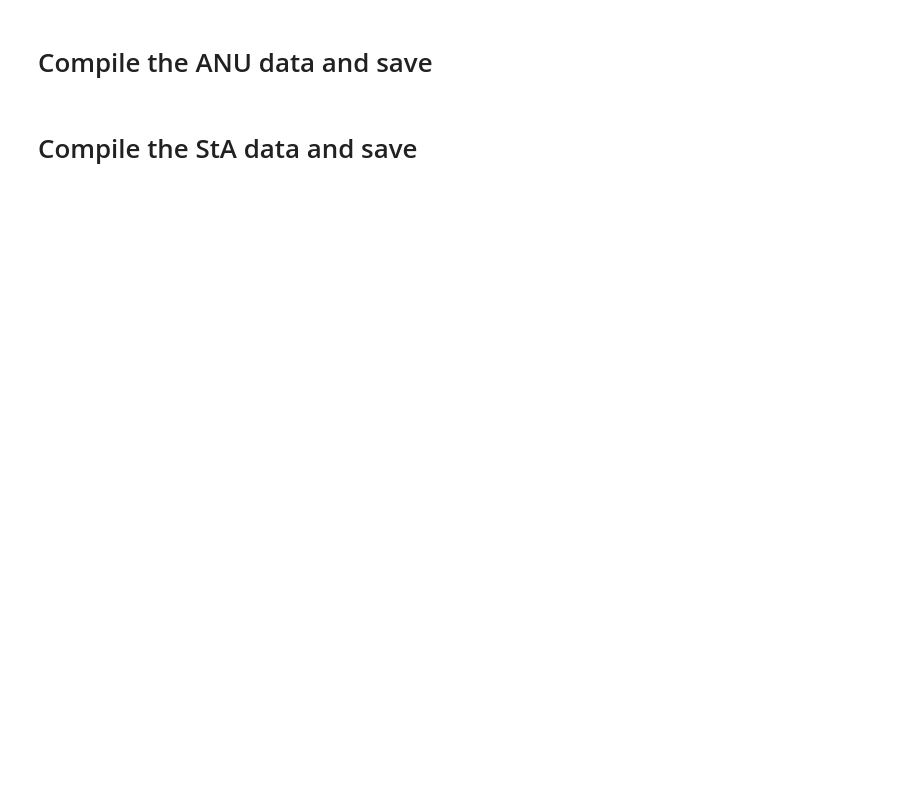
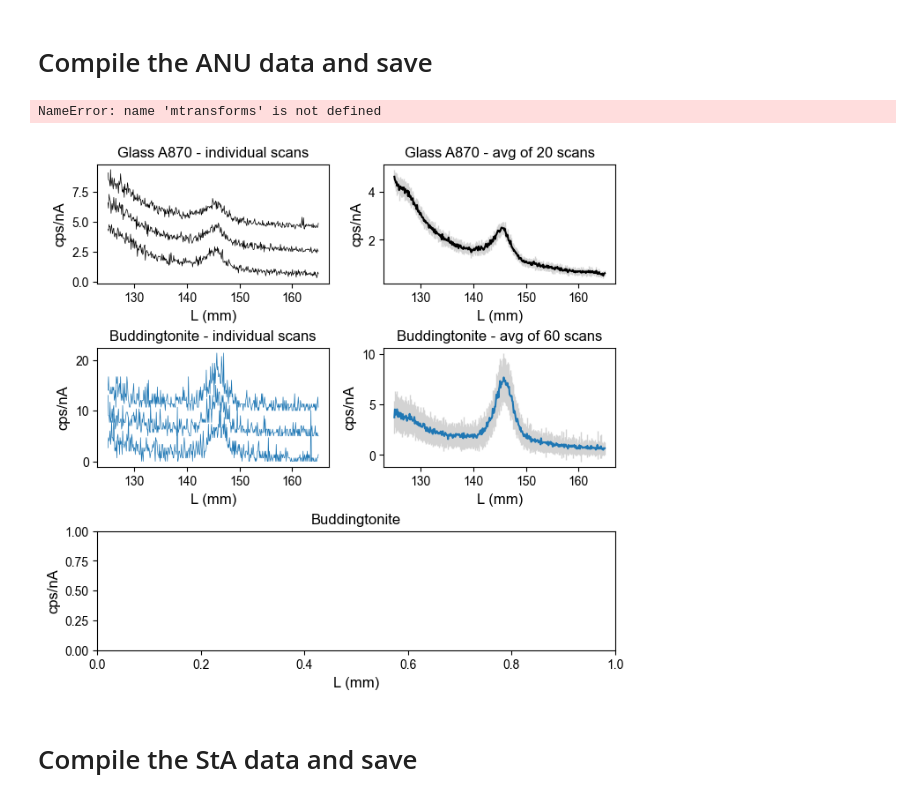
Before and after one commit to eleanor-m/n_epma_analysis, a Jupyter notebook: notebooks/10_peak_shapes.ipynb, the cells around one changed output. Cells and saved outputs as stored; diff of their text form; code cells hidden in the pictures; blank space fills up the shorter version.

Commit message:
Start creating the explanatory figure

```diff
--- a/notebooks/10_peak_shapes.ipynb
+++ b/notebooks/10_peak_shapes.ipynb
@@ -104,6 +105,69 @@ for xtl in ['LDE1', 'LDE1H']:
 
     budd_avg[xtl].to_csv(output_folder / Path('Buddingtonite.csv'))
     glass_avg[xtl].to_csv(output_folder / Path('GlassA870.csv'))
+# %%
+mosaic = """
+    AB
+    CD
+    EE
+    """
+
+fig = plt.figure(constrained_layout=True, figsize=(17*0.39, 16*0.39))
+ax_dict = fig.subplot_mosaic(mosaic)
+
+for i in range(3):
+    ax_dict["A"].plot(glass_data["LDE1H"][i].L
+           , glass_data["LDE1H"][i].cps_per_nA + i*2
+           , linestyle='-', color='k', lw=0.5)
+
+for i in range(3):
+    ax_dict["C"].plot(budd_data["LDE1H"][i].L
+           , budd_data["LDE1H"][i].cps_per_nA + i*5
+           , linestyle='-', color='tab:blue', lw=0.5)
+
+ax_dict["B"].errorbar(x=glass_avg["LDE1H"].L
+                    , y=glass_avg["LDE1H"].cps_per_nA
+                    , yerr=glass_avg["LDE1H"].cps_per_nA_stdev
+                    , elinewidth=1, ecolor="lightgrey", color="k"
+                    )
+
+ax_dict["D"].errorbar(x=budd_avg["LDE1H"].L
+                    , y=budd_avg["LDE1H"].cps_per_nA
+                    , yerr=budd_avg["LDE1H"].cps_per_nA_stdev
+                    , elinewidth=1, ecolor="lightgrey", color="tab:blue"
+                    )
+
+# ADD THE LONGSCAN BACK IN HERE!! (AND UNCOMMENT SUBPLOT E STUFF BELOW)
+# data['budd_longscan'].plot(x='L', y='cps_per_nA', ax=ax_dict["E"], color="tab:orange", lw=1)
+# data['buddingtonite'].plot(x='L', y='cps_per_nA', ax=ax_dict["E"], color="tab:blue", lw=1)
+
+# Annotate axes -------------------------------------------------
+for k, ax in ax_dict.items():
+    ax.set_ylabel('cps/nA')
+    ax.set_xlabel('L (mm)')
+
+# ax_dict["E"].plot([146,146], [0,9], ':k', lw=1)
+# ax_dict["E"].legend([f'{budd_long.total_time_mins}-min scan at {budd_long.current} nA',
+#                      f'Avg of 60 {budd_LDE1H_scans[0].total_time_mins}-min scans at {budd_LDE1H_scans[0].current} nA'])
+
+ax_dict["A"].set_title("Glass A870 - individual scans")
+ax_dict["B"].set_title("Glass A870 - avg of 20 scans")
+ax_dict["C"].set_title("Buddingtonite - individual scans")
+ax_dict["D"].set_title("Buddingtonite - avg of 60 scans")
+ax_dict["E"].set_title("Buddingtonite")
+
+for label, ax in ax_dict.items():
+    trans = mtransforms.ScaledTranslation(5/72, -5/72, fig.dpi_scale_trans)
+    ax.text(0.0, 1.0, label, transform=ax.transAxes + trans,
+            fontsize=12, verticalalignment='top', fontfamily='Arial',
+            bbox=dict(facecolor='w', edgecolor='grey', pad=3.0))
+
+fig.align_labels()
+# plt.savefig("Budd_and_Glass_scans.pdf")
+plt.show()
+# %% [output]
+NameError: name 'mtransforms' is not defined
+[figure, added]
 # %% [markdown]
 # Compile the StA data and save
 # %%
@@ -122,5 +186,3 @@ for xtl in data.keys():
 
     for i in range(len(data[xtl])):
         data[xtl][i].to_csv(output_folder / Path(names[i] + '.csv'))
-# %% [markdown]
-#
```
Also changed, not shown: parts of 1 cell of this notebook.
